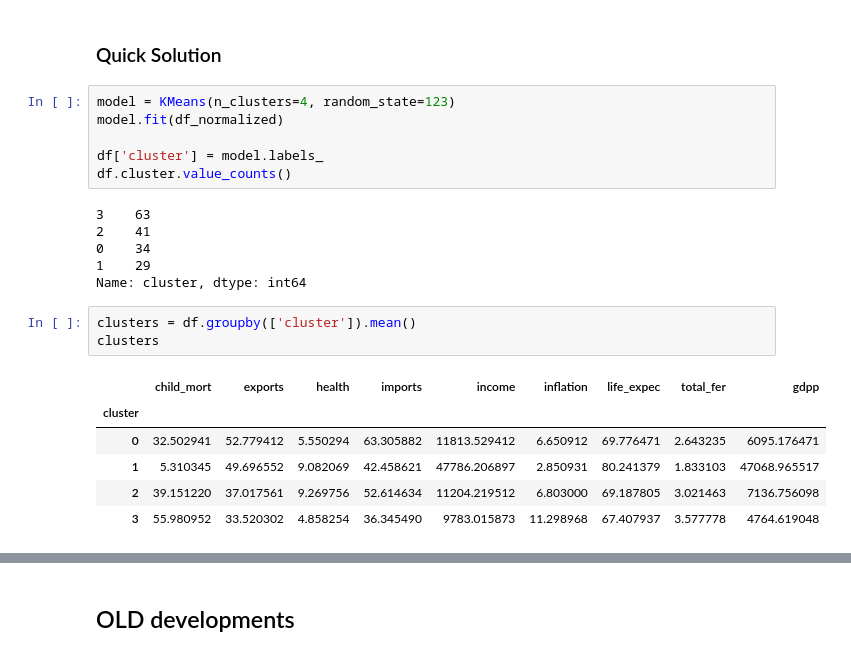
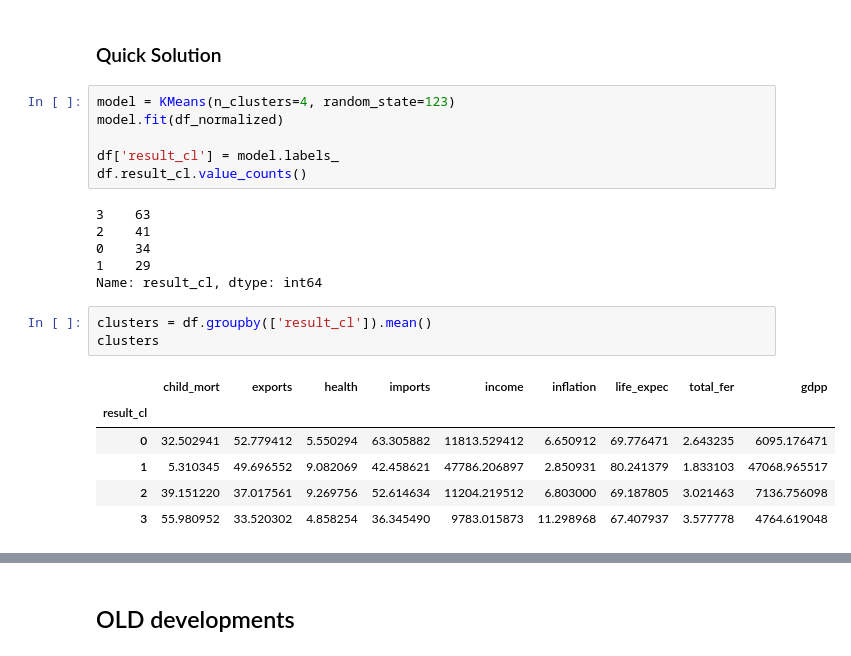
Before and after one commit to HarlamovGarik/dsml, a Jupyter notebook: Lab4/4_k-means.ipynb, the cells around one changed output, grey strips where cells are left out. Saved outputs shown, nothing was run; the diff lists cells and outputs as text.

```diff
--- a/Lab4/4_k-means.ipynb
+++ b/Lab4/4_k-means.ipynb
@@ -255,20 +255,20 @@ Name: gdpp_health, dtype: int64
 model = KMeans(n_clusters=4, random_state=123)
 model.fit(df_normalized)
 
-df['cluster'] = model.labels_
-df.cluster.value_counts()
+df['result_cl'] = model.labels_
+df.result_cl.value_counts()
 # %% [output]
 3    63
 2    41
 0    34
 1    29
-Name: cluster, dtype: int64
+Name: result_cl, dtype: int64
 # %%
-clusters = df.groupby(['cluster']).mean()
+clusters = df.groupby(['result_cl']).mean()
 clusters
 # %% [output]
 |  | child_mort | exports | health | imports | income | inflation | life_expec | total_fer | gdpp |
-| cluster |  |  |  |  |  |  |  |  |  |
+| result_cl |  |  |  |  |  |  |  |  |  |
 | 0 | 32.502941 | 52.779412 | 5.550294 | 63.305882 | 11813.529412 | 6.650912 | 69.776471 | 2.643235 | 6095.176471 |
 | 1 | 5.310345 | 49.696552 | 9.082069 | 42.458621 | 47786.206897 | 2.850931 | 80.241379 | 1.833103 | 47068.965517 |
 | 2 | 39.151220 | 37.017561 | 9.269756 | 52.614634 | 11204.219512 | 6.803000 | 69.187805 | 3.021463 | 7136.756098 |
```
Also changed, not shown: parts of 11 cells of this notebook, 3 other files.
